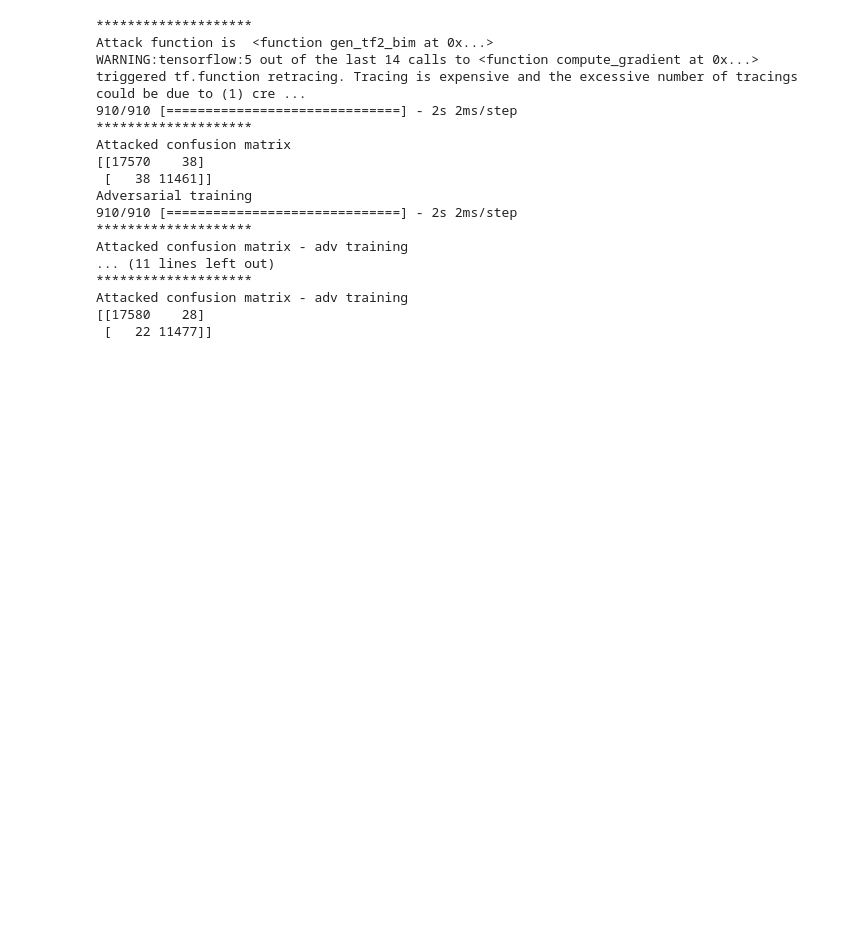
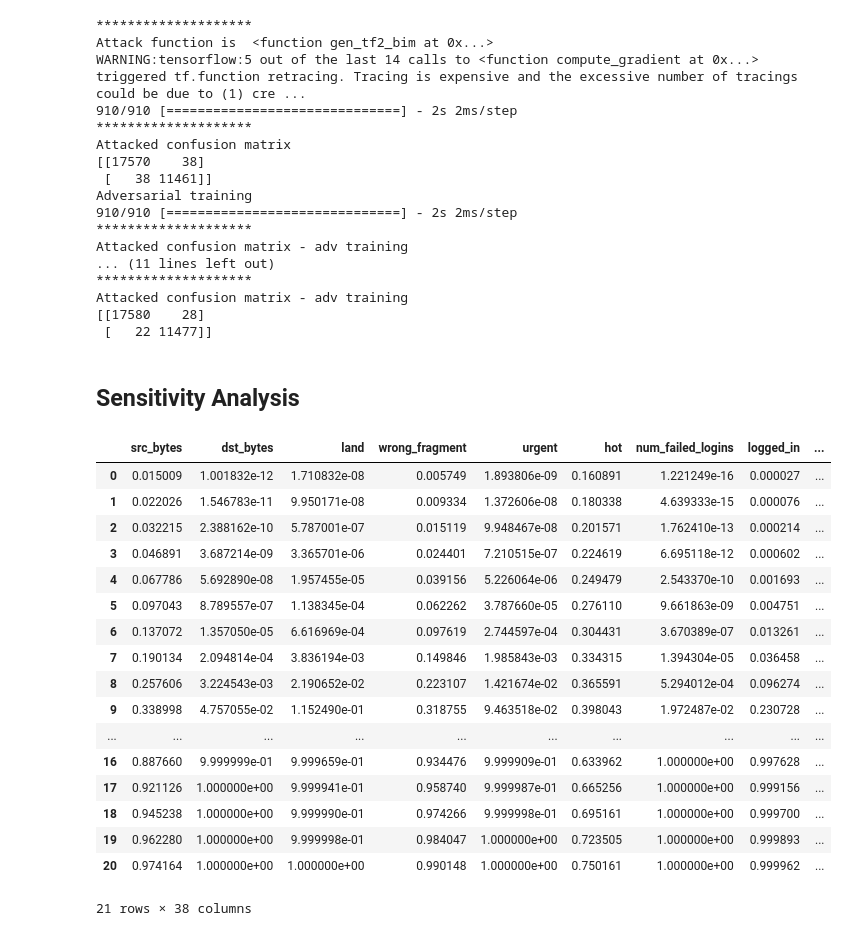
Before and after one commit to navid-finra/finra2, a Jupyter notebook: imp/finra.ipynb, the cells around one changed output. Drawn from its saved outputs; the diff is of its cells as text; code cells hidden in the pictures; blank space fills up the shorter version.

```diff
--- a/imp/finra.ipynb
+++ b/imp/finra.ipynb
@@ -923,3 +1009,63 @@ Attacked confusion matrix - adv training
 Attacked confusion matrix - adv training
 [[17580    28]
  [   22 11477]]
+# %% [markdown]
+## Sensitivity Analysis
+# %%
+from sklearn import preprocessing
+import statistics
+import pickle
+
+df = df._get_numeric_data()
+y = df['target']
+df = df.drop(['target'], axis=1)
+df_columns = df.columns.tolist()
+df = pd.DataFrame(preprocessing.scale(df), columns = df_columns)
+
+df_median = np.array(pd.DataFrame(X).median()).reshape(len(df_columns),-1)
+df_mean = np.array(pd.DataFrame(X).mean()).reshape(len(df_columns),-1)
+# %%
+pickle_in = open("model.pickle","rb")
+model = pickle.load(pickle_in)
+# %%
+interval= 40 #assumed
+numbers = [interval*float(x)/10 for x in range(-10 , 11)]
+
+if len(numbers)%2 == 0:
+    counter1 = len(numbers)/2
+    counter2 = counter1+1
+else:
+    counter1 = (len(numbers)+1)/2
+    counter2 = (len(numbers)-3)/2
+# %%
+full=[]
+for i in range(len(df_columns)):
+    res=[]
+    for j in numbers:
+        df[i][0] = j
+        res.append(model)
+    full.append(res)
+# %%
+full = np.array(full)
+full = full.T
+prob_data = pd.DataFrame(full , columns = df_columns)
+prob_data['number'] = numbers
+# %% [output]
+|  | src_bytes | dst_bytes | land | wrong_fragment | urgent | hot | num_failed_logins | logged_in | ... |
+| 0 | 0.015009 | 1.001832e-12 | 1.710832e-08 | 0.005749 | 1.893806e-09 | 0.160891 | 1.221249e-16 | 0.000027 | ... |
+| 1 | 0.022026 | 1.546783e-11 | 9.950171e-08 | 0.009334 | 1.372606e-08 | 0.180338 | 4.639333e-15 | 0.000076 | ... |
+| 2 | 0.032215 | 2.388162e-10 | 5.787001e-07 | 0.015119 | 9.948467e-08 | 0.201571 | 1.762410e-13 | 0.000214 | ... |
+| 3 | 0.046891 | 3.687214e-09 | 3.365701e-06 | 0.024401 | 7.210515e-07 | 0.224619 | 6.695118e-12 | 0.000602 | ... |
+| 4 | 0.067786 | 5.692890e-08 | 1.957455e-05 | 0.039156 | 5.226064e-06 | 0.249479 | 2.543370e-10 | 0.001693 | ... |
+| 5 | 0.097043 | 8.789557e-07 | 1.138345e-04 | 0.062262 | 3.787660e-05 | 0.276110 | 9.661863e-09 | 0.004751 | ... |
+| 6 | 0.137072 | 1.357050e-05 | 6.616969e-04 | 0.097619 | 2.744597e-04 | 0.304431 | 3.670389e-07 | 0.013261 | ... |
+| 7 | 0.190134 | 2.094814e-04 | 3.836194e-03 | 0.149846 | 1.985843e-03 | 0.334315 | 1.394304e-05 | 0.036458 | ... |
+| 8 | 0.257606 | 3.224543e-03 | 2.190652e-02 | 0.223107 | 1.421674e-02 | 0.365591 | 5.294012e-04 | 0.096274 | ... |
+| 9 | 0.338998 | 4.757055e-02 | 1.152490e-01 | 0.318755 | 9.463518e-02 | 0.398043 | 1.972487e-02 | 0.230728 | ... |
+| ... | ... | ... | ... | ... | ... | ... | ... | ... | ... |
+| 16 | 0.887660 | 9.999999e-01 | 9.999659e-01 | 0.934476 | 9.999909e-01 | 0.633962 | 1.000000e+00 | 0.997628 | ... |
+| 17 | 0.921126 | 1.000000e+00 | 9.999941e-01 | 0.958740 | 9.999987e-01 | 0.665256 | 1.000000e+00 | 0.999156 | ... |
+| 18 | 0.945238 | 1.000000e+00 | 9.999990e-01 | 0.974266 | 9.999998e-01 | 0.695161 | 1.000000e+00 | 0.999700 | ... |
+| 19 | 0.962280 | 1.000000e+00 | 9.999998e-01 | 0.984047 | 1.000000e+00 | 0.723505 | 1.000000e+00 | 0.999893 | ... |
+| 20 | 0.974164 | 1.000000e+00 | 1.000000e+00 | 0.990148 | 1.000000e+00 | 0.750161 | 1.000000e+00 | 0.999962 | ... |
+21 rows × 38 columns
```
Also changed, not shown: parts of 9 cells of this notebook.
